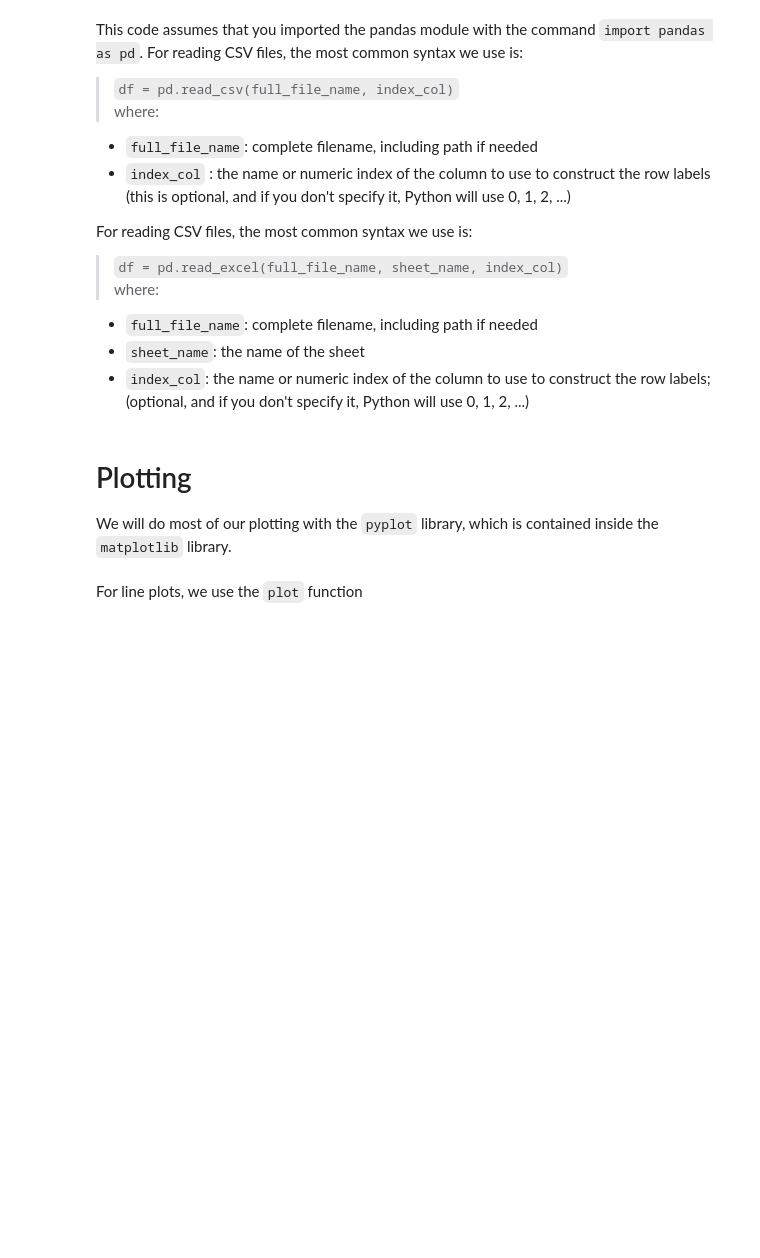
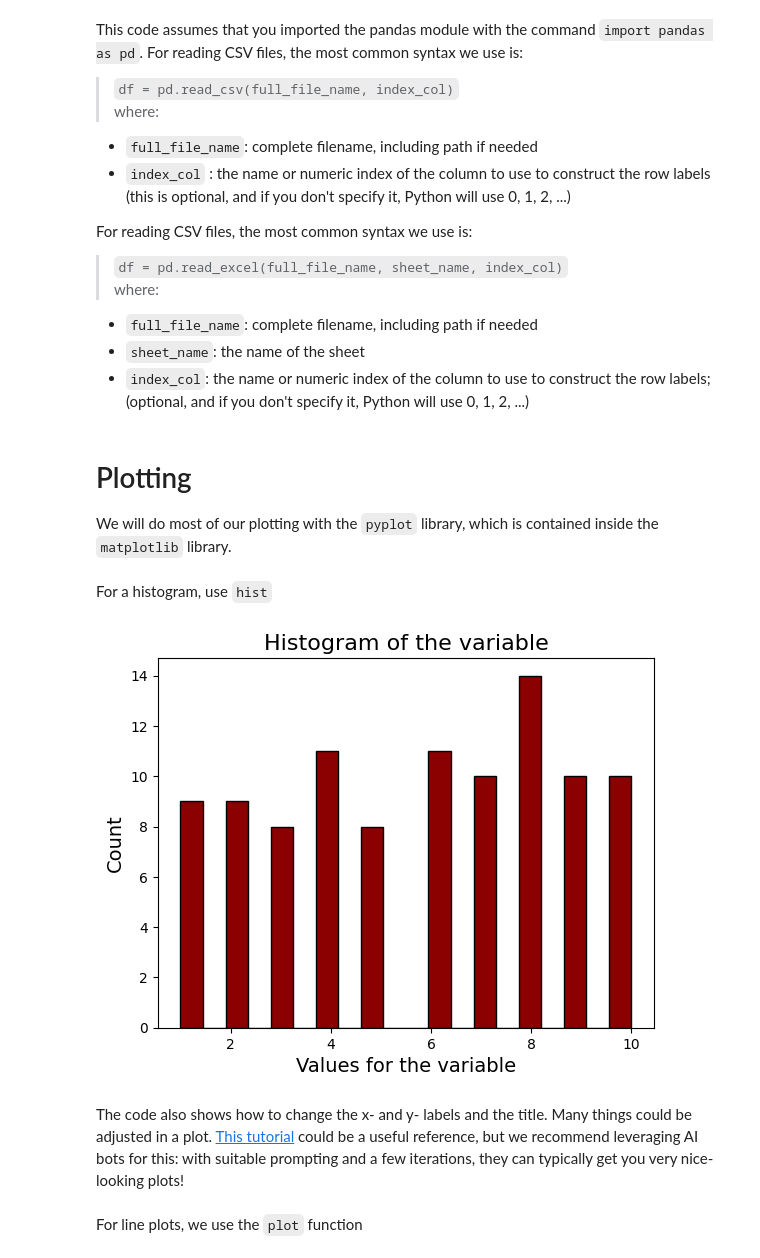
Before and after one commit to dan-a-iancu/OIT248, a Jupyter notebook: Handouts/Cheat_Sheet_for_OIT248.ipynb, the cells around one changed output. Cells and saved outputs as stored; diff of their text form; code cells hidden in the pictures; blank space fills up the shorter version.

```diff
--- a/Handouts/Cheat_Sheet_for_OIT248.ipynb
+++ b/Handouts/Cheat_Sheet_for_OIT248.ipynb
@@ -1132,6 +1138,23 @@ We will do most of our plotting with the `pyplot` library, which is contained in
 # %%
 # import pyplot library from the matplotlib library
 import matplotlib.pyplot as plt
+# %% [markdown]
+For a histogram, use `hist`
+# %%
+# let's create a list with 1000 random integers taking values from 1 to 10
+import random
+random_integers = [random.randint(1, 10) for _ in range(100)]
+
+# plot a histogram of the values
+plt.hist(random_integers, bins=20, color="darkred", edgecolor="black")
+plt.ylabel("Count", fontsize=14)
+plt.xlabel("Values for the variable", fontsize=14)
+plt.title("Histogram of the variable",fontsize=16)
+plt.show()
+# %% [output]
+[figure, added]
+# %% [markdown]
+The code also shows how to change the x- and y- labels and the title. Many things could be adjusted in a plot. <a href="https://matplotlib.org/2.0.2/users/pyplot_tutorial.html">This tutorial</a> could be a useful reference, but we recommend leveraging AI bots for this: with suitable prompting and a few iterations, they can typically get you very nice-looking plots!
 # %% [markdown]
 For line plots, we use the `plot` function
 # %%
```
Also changed, not shown: parts of 35 cells of this notebook.
